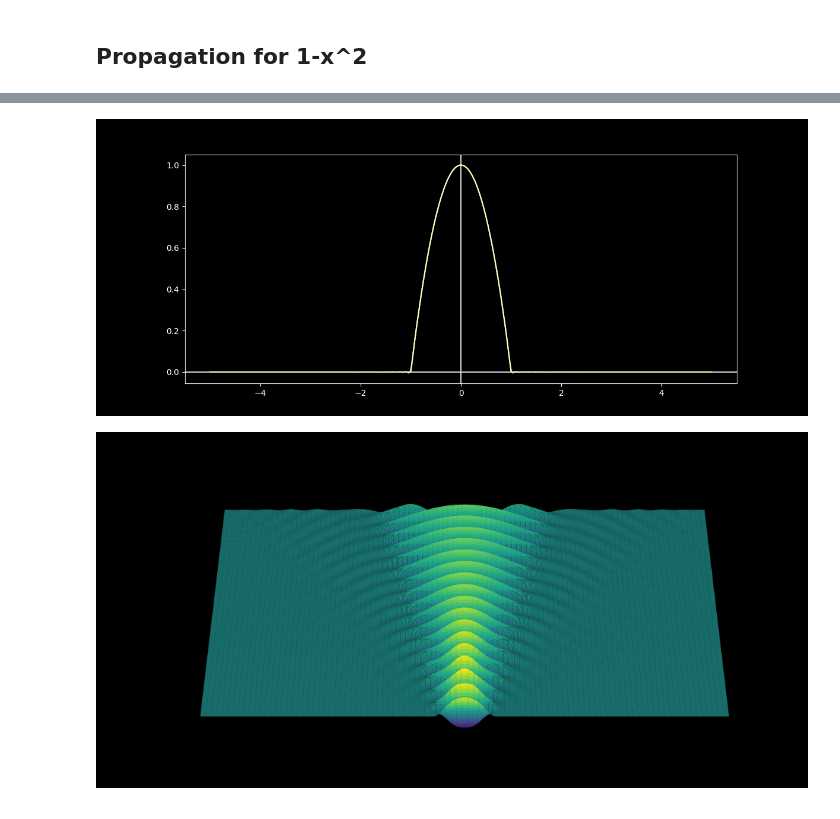
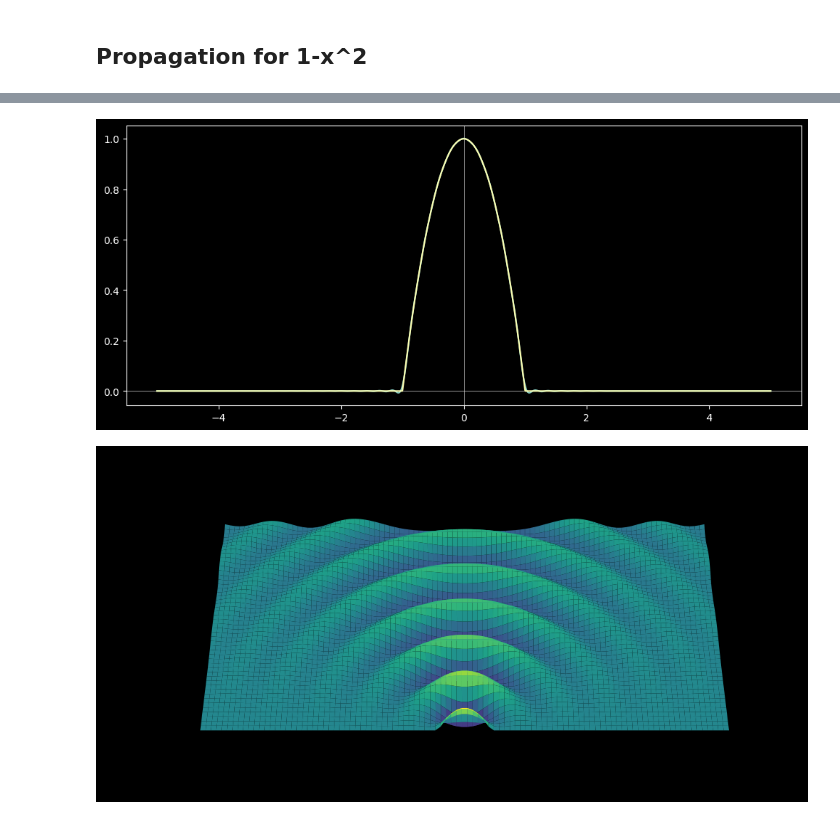
Before and after one commit to pumpkinpieter/slab, a Jupyter notebook: notebooks/Propagation/Single_Region/Single_Region_Propagation.ipynb, the cells around one changed output, grey strips where cells are left out. Cells and saved outputs as stored; diff of their text form; code cells hidden in the pictures.

```diff
--- a/notebooks/Propagation/Single_Region/Single_Region_Propagation.ipynb
+++ b/notebooks/Propagation/Single_Region/Single_Region_Propagation.ipynb
@@ -5,7 +5,7 @@ from slab import SlabExact
 %matplotlib widget
 plt.style.use('dark_background')
 # %%
-A = SlabExact(ns=[3.], Ts=[6], xrefs=[1000], symmetric=True)
+A = SlabExact(ns=[1.], Ts=[6], xrefs=[1000], symmetric=True)
 # %%
 A.plot_refractive_index()
 # %% [output]
@@ -52,6 +60,11 @@ Propagator = A.propagator()
 # %% [markdown]
 ## Propagation for 1-x^2
 # %%
-P_prop = Propagator(A.real_contour(0, A.Z_evanescent, 100), f0=quadratic_piecewise, Lx=-1, Rx=1)
-P_ev = Propagator(A.real_contour(A.Z_evanescent, 50, 200), f0=quadratic_piecewise, Lx=-1, Rx=1)
+method = 'ours'
+P_prop_e = Propagator(A.real_contour(0.0001, A.Z_evanescent, 200),
+                      f0=quadratic_piecewise, Lx=-1, Rx=1,
+                      Normalizer=A.normalizer(method), sign=1)
+P_prop_o = Propagator(A.real_contour(0.0001, A.Z_evanescent, 200),
+                      f0=quadratic_piecewise, Lx=-1, Rx=1,
+                      Normalizer=A.normalizer(method), sign=-1)
 # %%
@@ -62,0 +76,8 @@ P_ev.plot_transform(ax=plt.gca())
+# %%
+P_ev_e = Propagator(A.real_contour(A.Z_evanescent, 30, 400),
+                    f0=quadratic_piecewise, Lx=-1, Rx=1,
+                    Normalizer=A.normalizer(method), sign=1)
+
+P_ev_o = Propagator(A.real_contour(A.Z_evanescent, 30, 400),
+                    f0=quadratic_piecewise, Lx=-1, Rx=1,
+                    Normalizer=A.normalizer(method), sign=-1)
@@ -63,19 +90,14 @@ P_ev.plot_transform(ax=plt.gca())
 # %%
-prop = lambda x: P_prop.slice_propagate(x)
-ev = lambda x: P_ev.slice_propagate(x)
-full = lambda x: prop(x) + ev(x)
-
-Prop = lambda x, z: P_prop.propagate(x, z)
-Ev = lambda x, z: P_ev.propagate(x, z)
+Prop = lambda x, z: P_prop_e.propagate(x, z) + P_prop_o.propagate(x, z)
+Ev = lambda x, z: P_ev_e.propagate(x, z) + P_ev_o.propagate(x, z)
 Full = lambda x, z : Prop(x,z) + Ev(x,z)
 # %%
 plt.close('all')
-A.plot_field_1d(full, xs=xs)
+A.plot_field_1d(Full, xs=xs)
 A.add_1d_plot(f0, xs=xs)
-# A.add_1d_plot(ev, xs=xs)
 # %% [output]
-[figure, old version]
+[figure, new version]
 # %%
-A.plot_field_2d_surface(Full, xs=np.linspace(-10,10, 100), zmax=10, zref=500, cstride=1, rstride=1);
+A.plot_field_2d_surface(Full, xs=np.linspace(-10, 10, 100), zmax=10, zref=50, cstride=1, rstride=1);
 # %% [output]
-[figure, old version]
+[figure, new version]
```
Also changed, not shown: parts of 7 cells of this notebook, 16 other files.
